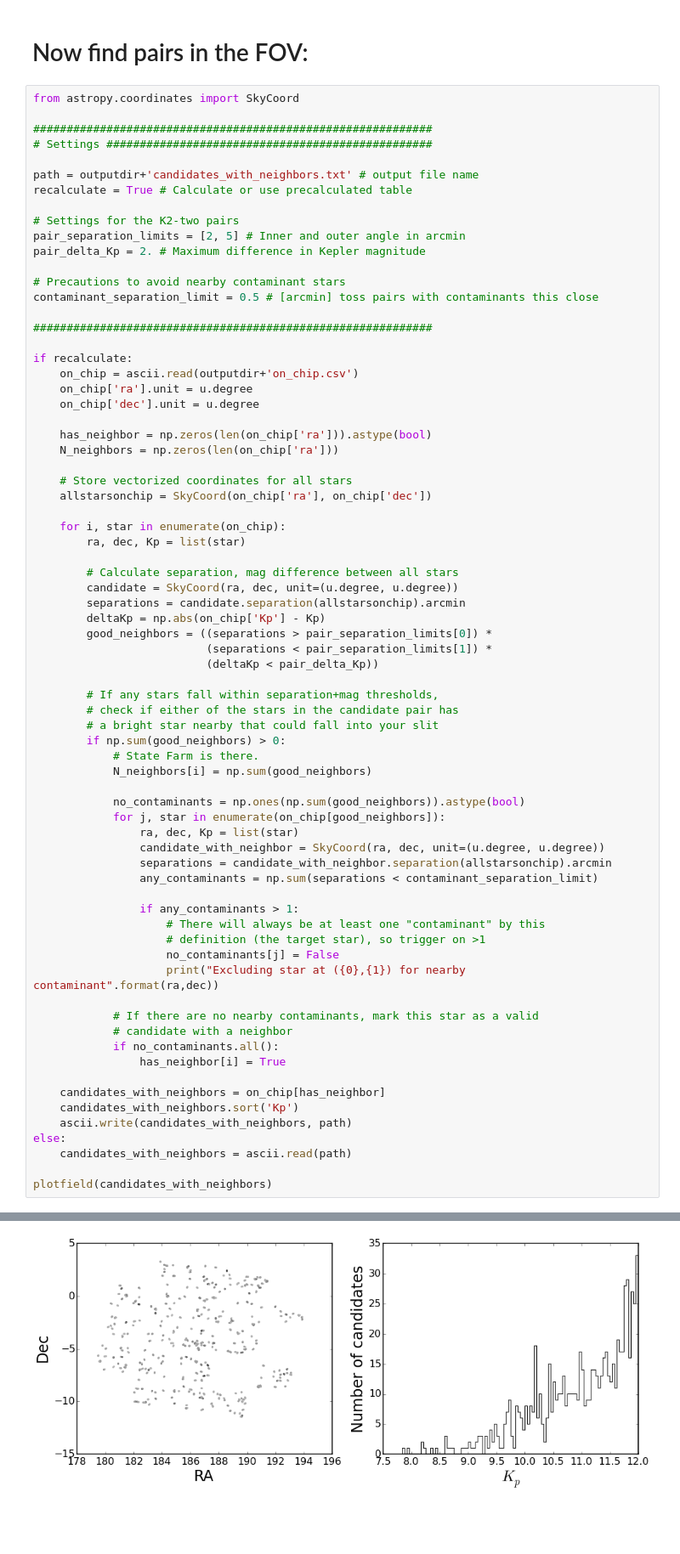
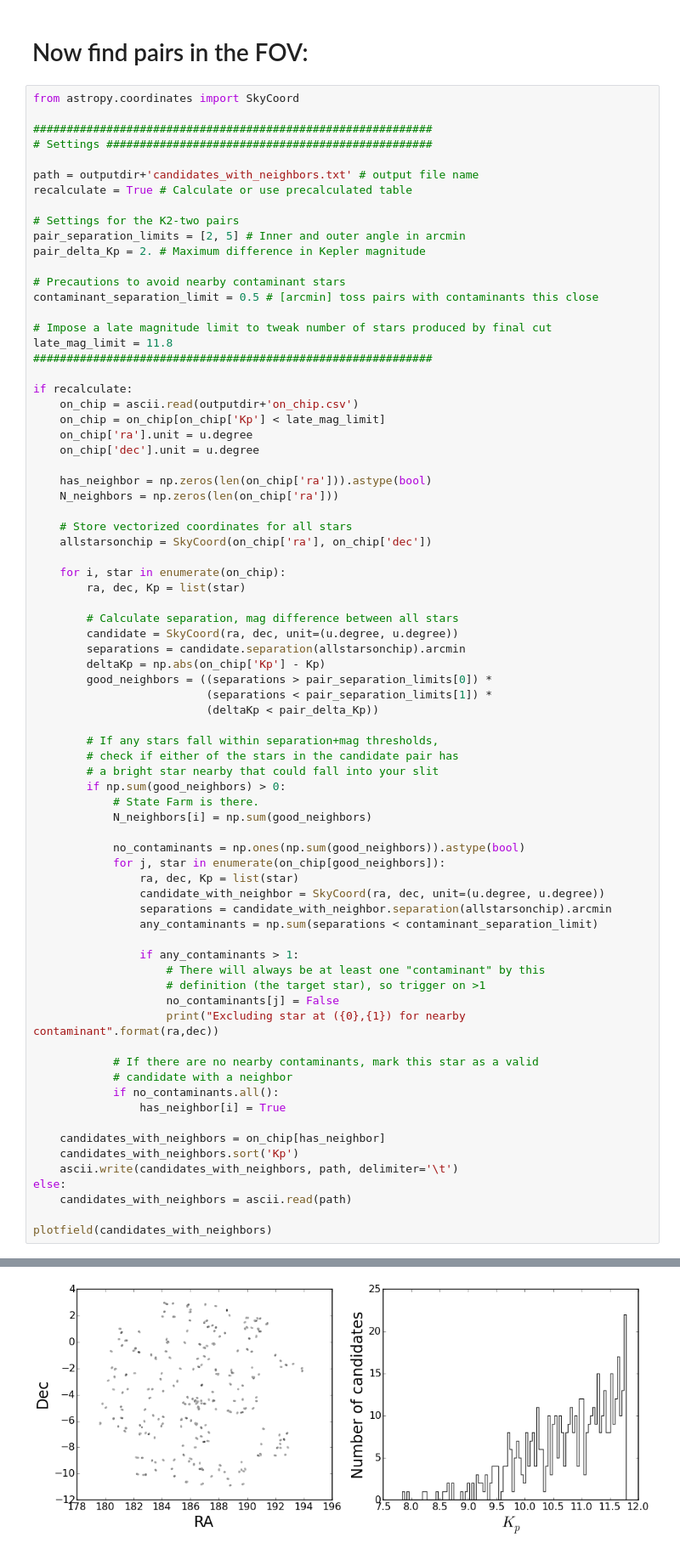
Before and after one commit to bmorris3/K2-twos, a Jupyter notebook: findtargets_campaign10.ipynb, the cells around one changed output, grey strips where cells are left out. Shown at 85% size. Saved outputs shown, nothing was run; the diff lists cells and outputs as text; blank space fills up the shorter version.

```diff
--- a/findtargets_campaign10.ipynb
+++ b/findtargets_campaign10.ipynb
@@ -170,10 +170,13 @@ pair_delta_Kp = 2. # Maximum difference in Kepler magnitude
 # Precautions to avoid nearby contaminant stars
 contaminant_separation_limit = 0.5 # [arcmin] toss pairs with contaminants this close
 
+# Impose a late magnitude limit to tweak number of stars produced by final cut
+late_mag_limit = 11.8
 ############################################################
 
 if recalculate:
     on_chip = ascii.read(outputdir+'on_chip.csv')
+    on_chip = on_chip[on_chip['Kp'] < late_mag_limit]
     on_chip['ra'].unit = u.degree
     on_chip['dec'].unit = u.degree
 
@@ -221,7 +224,7 @@ if recalculate:
 
     candidates_with_neighbors = on_chip[has_neighbor]
     candidates_with_neighbors.sort('Kp')
-    ascii.write(candidates_with_neighbors, path)
+    ascii.write(candidates_with_neighbors, path, delimiter='\t')
 else:
     candidates_with_neighbors = ascii.read(path)
 
@@ -237,9 +235,9 @@ Excluding star at (189.38042,-3.573494) for nearby contaminant
 Excluding star at (189.38042,-3.573494) for nearby contaminant
 Excluding star at (189.612729,-9.112507) for nearby contaminant
 Excluding star at (189.614445,-9.119725) for nearby contaminant
 Excluding star at (189.686715,-5.328078) for nearby contaminant
 Excluding star at (190.359629,-1.933172) for nearby contaminant
-[figure, old version]
+[figure, new version]
 # %%
 fig, ax = plt.subplots()
 ax.hist(N_neighbors, histtype='stepfilled', log=True,
```
Also changed, not shown: parts of 7 cells of this notebook, 19 other files.
